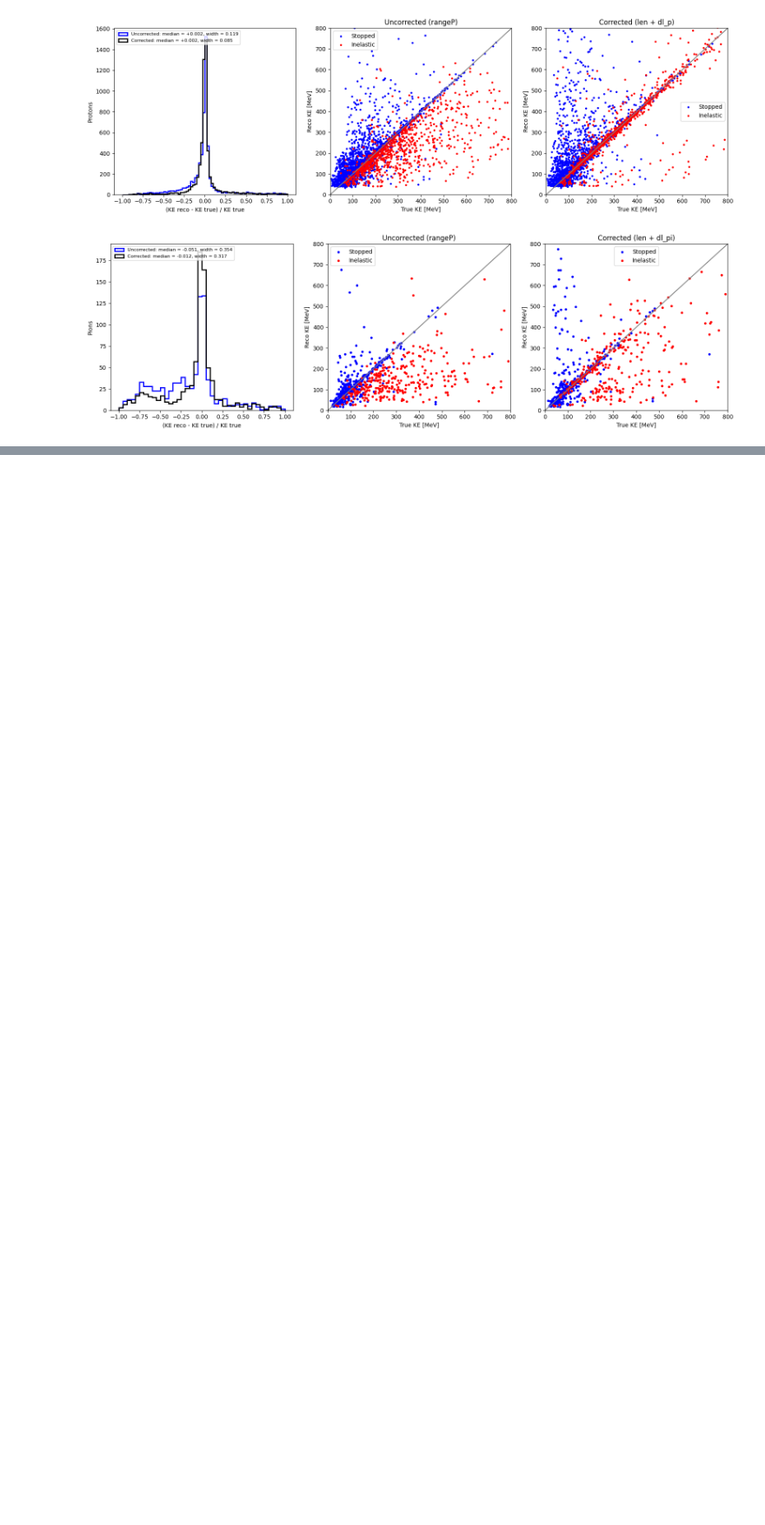
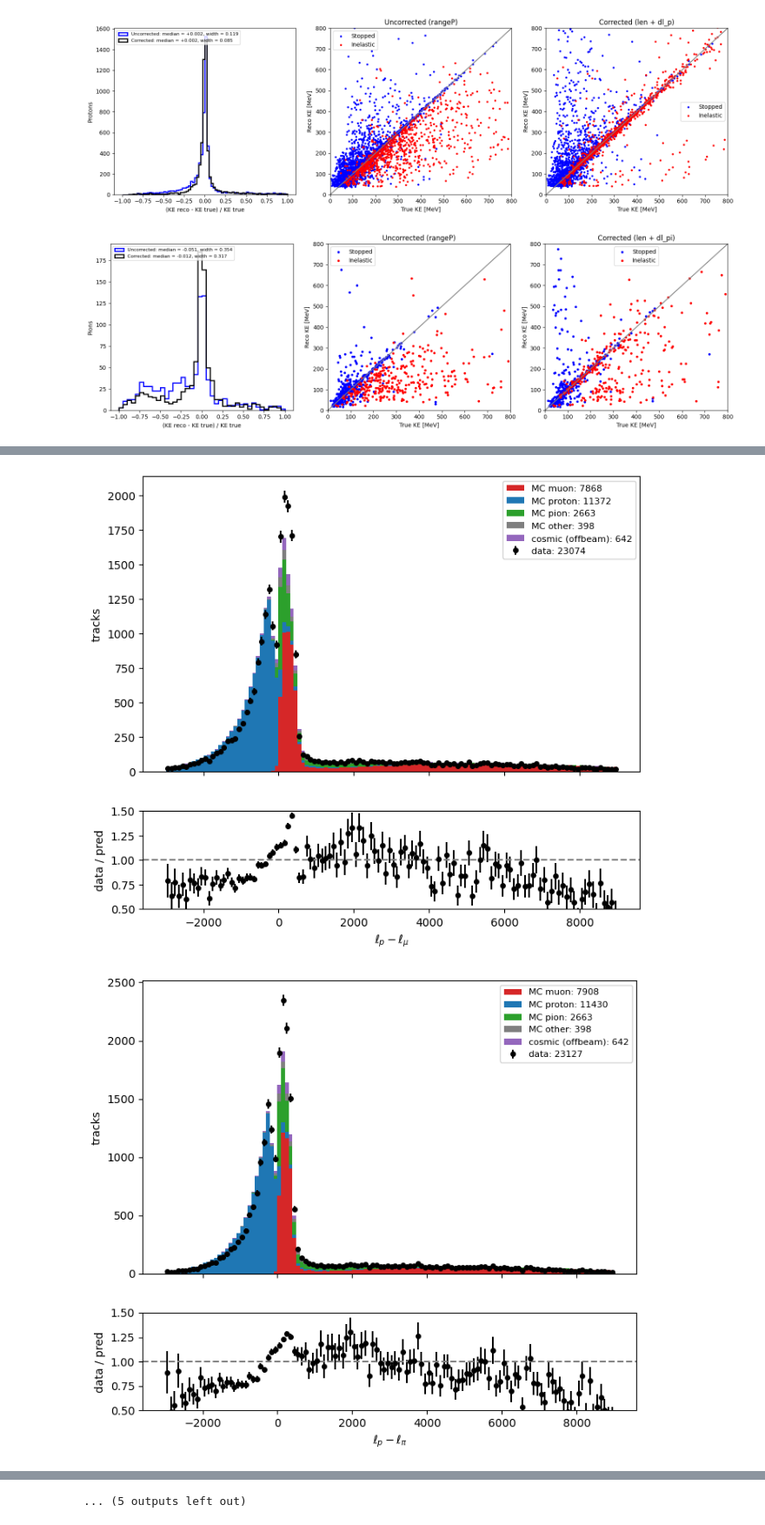
Before and after one commit to sungbinoh/cafpyana, a Jupyter notebook: analysis_village/ll_pid/PID_analysis.ipynb, the cells around one changed output, grey strips where cells are left out. Shown at 87% size. Saved outputs shown, nothing was run; the diff lists cells and outputs as text; code cells hidden in the pictures; blank space fills up the shorter version.

```diff
--- a/analysis_village/ll_pid/PID_analysis.ipynb
+++ b/analysis_village/ll_pid/PID_analysis.ipynb
@@ -433,0 +568,21 @@ plt.show()
+# %%
+bnbGates = data_norm["bnb_gates"].sum()
+n_events_bnb = data_norm["n_events"].sum()
+offbeamGates = offbeam_norm["offbeam_gates"].sum()
+n_events_offbeam = offbeam_norm["n_events"].sum()
+print("BNB Gates:", bnbGates, " n_events_bnb:", n_events_bnb, " OffBeam Gates:", offbeamGates, " n_events_offbeam:", n_events_offbeam)
+
+p_trig_data = n_events_bnb / bnbGates
+p_trig_offbeam = n_events_offbeam / offbeamGates
+f_factor = (p_trig_data - p_trig_offbeam) / (1 - p_trig_offbeam)
+print("Fudge factor:", f_factor)
+
+offbeam_scale = (1 - f_factor) * bnbGates / offbeamGates
+print("Offbeam scale:", offbeam_scale)
+
+pot = data_norm["bnb_pot"].sum()
+print("Data POT:", pot)
+
+mc_pot = mc_norm["mc_pot"].sum()
+mc_scale = pot / mc_pot
+print("MC POT:", mc_pot, " MC Scale Factor:", mc_scale)
@@ -433,0 +657,25 @@ plt.show()
+# %%
+VARS = [
+    (lambda d: LL(d, "ell_p") - LL(d, "ell_mu"),       np.linspace(-3000, 9000, 121), r"$\ell_p - \ell_\mu$"),
+    (lambda d: LL(d, "ell_p") - LL(d, "ell_pi"),       np.linspace(-3000, 9000, 121), r"$\ell_p - \ell_\pi$"),
+    (lambda d: LL(d, "ell_pi") - LL(d, "ell_mu"),      np.linspace(-800, 600, 141),   r"$\ell_\pi - \ell_\mu$"),
+    (lambda d: LL(d, "ell0_p") - LL(d, "ell0_mu"),     np.linspace(-3000, 6000, 91),  r"$\ell_{0p} - \ell_{0\mu}$"),
+    (lambda d: LL(d, "ell0_p") - LL(d, "ell0_pi"),     np.linspace(-3000, 6000, 91),  r"$\ell_{0p} - \ell_{0\pi}$"),
+    (lambda d: LL(d, "ell0_pi") - LL(d, "ell0_mu"),    np.linspace(-800, 600, 141),   r"$\ell_{0\pi} - \ell_{0\mu}$"),
+    (lambda d: LL(d, "ell_mu") / LL(d, "nhits_mu"),    np.linspace(0, 15, 76),        r"$\ell_\mu$ / hit"),
+    (lambda d: LL(d, "ell_p") / LL(d, "nhits_p"),      np.linspace(0, 40, 81),        r"$\ell_p$ / hit"),
+    (lambda d: LL(d, "dl_mu"),                         np.linspace(-50, 500, 111),    r"$dL_\mu$ [cm]"),
+    (lambda d: LL(d, "dl_p"),                          np.linspace(-50, 500, 111),    r"$dL_p$ [cm]"),
+    (lambda d: LL(d, "nhits_mu"),                      np.linspace(0, 3000, 61),      "LLPID hits (all planes)"),
+    (lambda d: CHI(d, "chi2_proton") - CHI(d, "chi2_muon"), np.linspace(-60, 400, 93), r"$\chi^2_p - \chi^2_\mu$"),
+    (lambda d: CHI(d, "chi2_proton"),                  np.linspace(0, 450, 91),       r"$\chi^2_p$"),
+    (lambda d: CHI(d, "chi2_muon"),                    np.linspace(0, 60, 61),        r"$\chi^2_\mu$"),
+    (lambda d: CHI(d, "chi2_pion"),                    np.linspace(0, 60, 61),        r"$\chi^2_\pi$"),
+    (lambda d: CHI(d, "pida"),                         np.linspace(0, 25, 51),        "PIDA"),
+    (lambda d: d["pfp", "trk", "len"],                 np.linspace(0, 500, 51),       "track length [cm]"),
+]
+for f, bins, xlabel in VARS:
+    plot_var(f, bins, xlabel)
+# %% [output]
+[figure, added]
+[figure, added]
@@ -433,0 +692 @@ plt.show()
+... (5 outputs left out)
```
Also changed, not shown: parts of 16 cells of this notebook, 4 other files.
